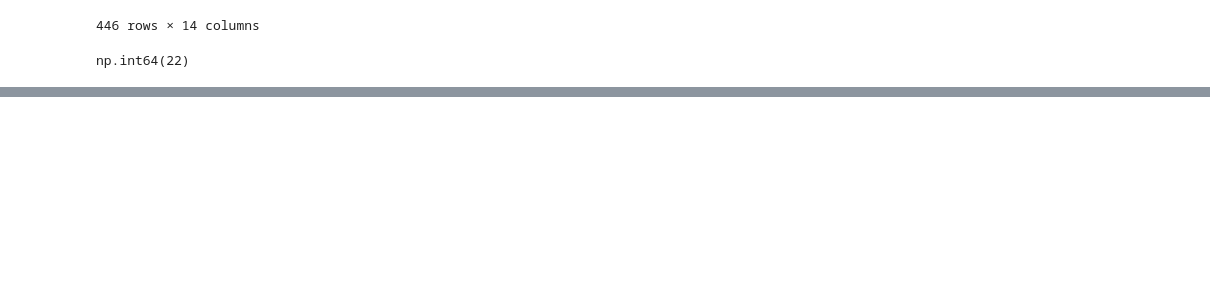
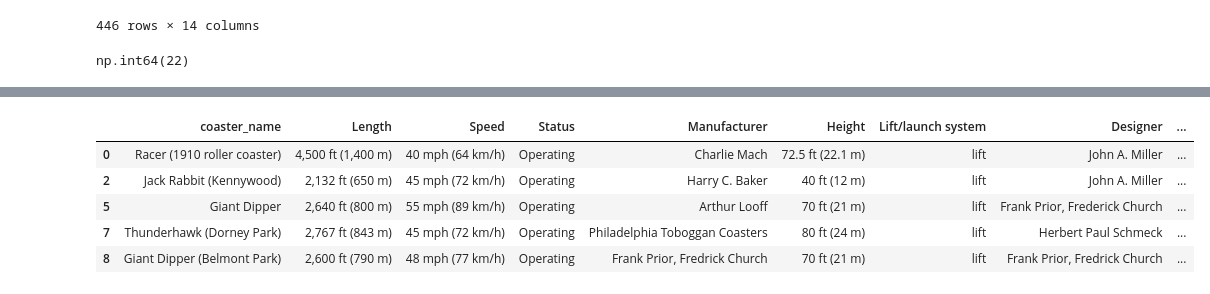
Before and after one commit to bteter/roller-coaster-project, a Jupyter notebook: Roller_coaster_cleaning_data_workbook.ipynb, the cells around one changed output, grey strips where cells are left out. Saved outputs shown, nothing was run; the diff lists cells and outputs as text; code cells hidden in the pictures; blank space fills up the shorter version.

```diff
--- a/Roller_coaster_cleaning_data_workbook.ipynb
+++ b/Roller_coaster_cleaning_data_workbook.ipynb
@@ -588,0 +589,10 @@ height_is_null
+# %%
+height_ft_null = df_cleaned[df_cleaned["height_ft"].isna()]
+height_ft_null.head()
+# %% [output]
+|  | coaster_name | Length | Speed | Status | Manufacturer | Height | Lift/launch system | Designer | ... |
+| 0 | Racer (1910 roller coaster) | 4,500 ft (1,400 m) | 40 mph (64 km/h) | Operating | Charlie Mach | 72.5 ft (22.1 m) | lift | John A. Miller | ... |
+| 2 | Jack Rabbit (Kennywood) | 2,132 ft (650 m) | 45 mph (72 km/h) | Operating | Harry C. Baker | 40 ft (12 m) | lift | John A. Miller | ... |
+| 5 | Giant Dipper | 2,640 ft (800 m) | 55 mph (89 km/h) | Operating | Arthur Looff | 70 ft (21 m) | lift | Frank Prior, Frederick Church | ... |
+| 7 | Thunderhawk (Dorney Park) | 2,767 ft (843 m) | 45 mph (72 km/h) | Operating | Philadelphia Toboggan Coasters | 80 ft (24 m) | lift | Herbert Paul Schmeck | ... |
+| 8 | Giant Dipper (Belmont Park) | 2,600 ft (790 m) | 48 mph (77 km/h) | Operating | Frank Prior, Fredrick Church | 70 ft (21 m) | lift | Frank Prior, Fredrick Church | ... |
```
Also changed, not shown: parts of 7 cells of this notebook.
